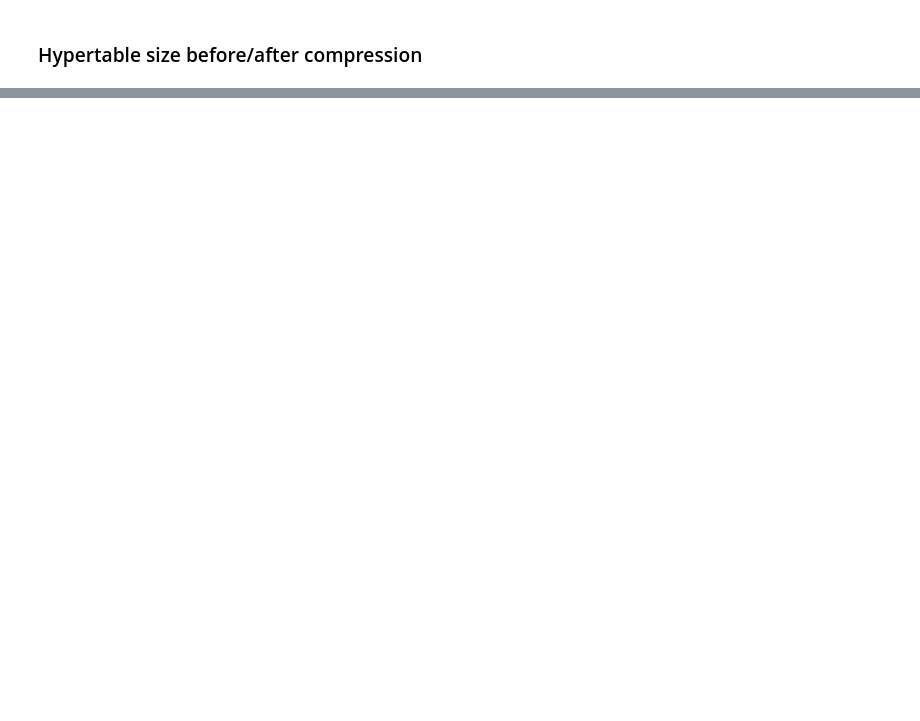
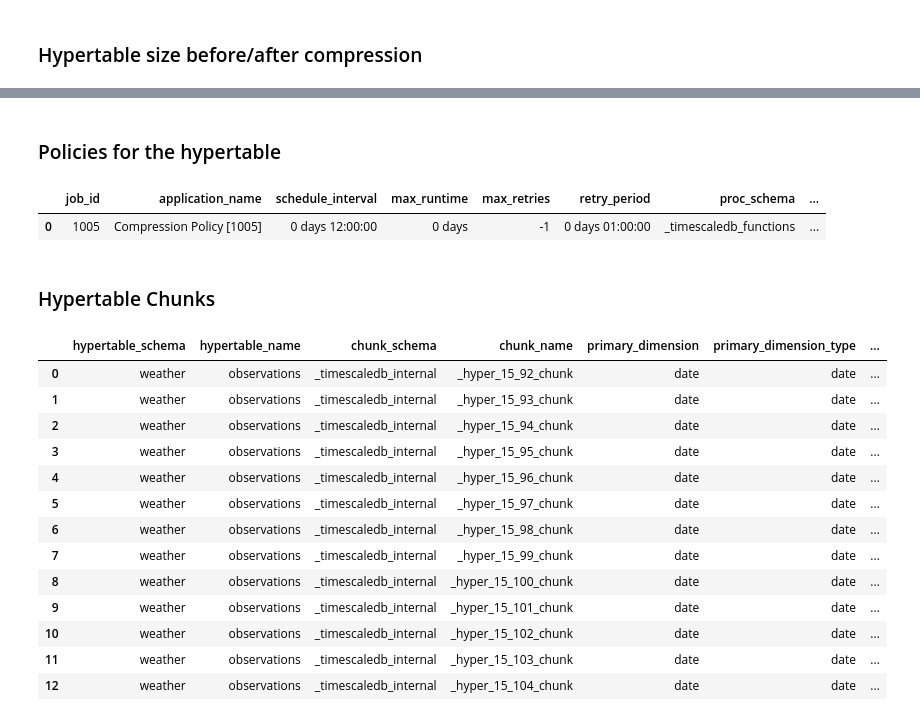
Before and after one commit to antonum/Timescale-Workshops, a Jupyter notebook: Management/timescale-metadata.ipynb, the cells around one changed output, grey strips where cells are left out. Drawn from its saved outputs; the diff is of its cells as text; code cells hidden in the pictures; blank space fills up the shorter version.

```diff
--- a/Management/timescale-metadata.ipynb
+++ b/Management/timescale-metadata.ipynb
@@ -146,0 +185,39 @@ execute_sql(query)
+# %% [markdown]
+### Policies for the hypertable
+# %%
+query = f"""
+SELECT * FROM timescaledb_information.jobs
+WHERE
+  hypertable_name = '{hypertable_dropdown.value.split(".")[1]}'
+  AND hypertable_schema = '{hypertable_dropdown.value.split(".")[0]}';
+"""
+execute_sql(query)
+# %% [output]
+|  | job_id | application_name | schedule_interval | max_runtime | max_retries | retry_period | proc_schema | ... |
+| 0 | 1005 | Compression Policy [1005] | 0 days 12:00:00 | 0 days | -1 | 0 days 01:00:00 | _timescaledb_functions | ... |
+# %% [markdown]
+### Hypertable Chunks
+# %%
+query = f"""
+SELECT * FROM timescaledb_information.chunks
+WHERE
+hypertable_name = '{hypertable_dropdown.value.split(".")[1]}'
+AND hypertable_schema = '{hypertable_dropdown.value.split(".")[0]}';
+"""
+#print(query)
+execute_sql(query)
+# %% [output]
+|  | hypertable_schema | hypertable_name | chunk_schema | chunk_name | primary_dimension | primary_dimension_type | ... |
+| 0 | weather | observations | _timescaledb_internal | _hyper_15_92_chunk | date | date | ... |
+| 1 | weather | observations | _timescaledb_internal | _hyper_15_93_chunk | date | date | ... |
+| 2 | weather | observations | _timescaledb_internal | _hyper_15_94_chunk | date | date | ... |
+| 3 | weather | observations | _timescaledb_internal | _hyper_15_95_chunk | date | date | ... |
+| 4 | weather | observations | _timescaledb_internal | _hyper_15_96_chunk | date | date | ... |
+| 5 | weather | observations | _timescaledb_internal | _hyper_15_97_chunk | date | date | ... |
+| 6 | weather | observations | _timescaledb_internal | _hyper_15_98_chunk | date | date | ... |
+| 7 | weather | observations | _timescaledb_internal | _hyper_15_99_chunk | date | date | ... |
+| 8 | weather | observations | _timescaledb_internal | _hyper_15_100_chunk | date | date | ... |
+| 9 | weather | observations | _timescaledb_internal | _hyper_15_101_chunk | date | date | ... |
+| 10 | weather | observations | _timescaledb_internal | _hyper_15_102_chunk | date | date | ... |
+| 11 | weather | observations | _timescaledb_internal | _hyper_15_103_chunk | date | date | ... |
+| 12 | weather | observations | _timescaledb_internal | _hyper_15_104_chunk | date | date | ... |
```
Also changed, not shown: parts of 8 cells of this notebook.
